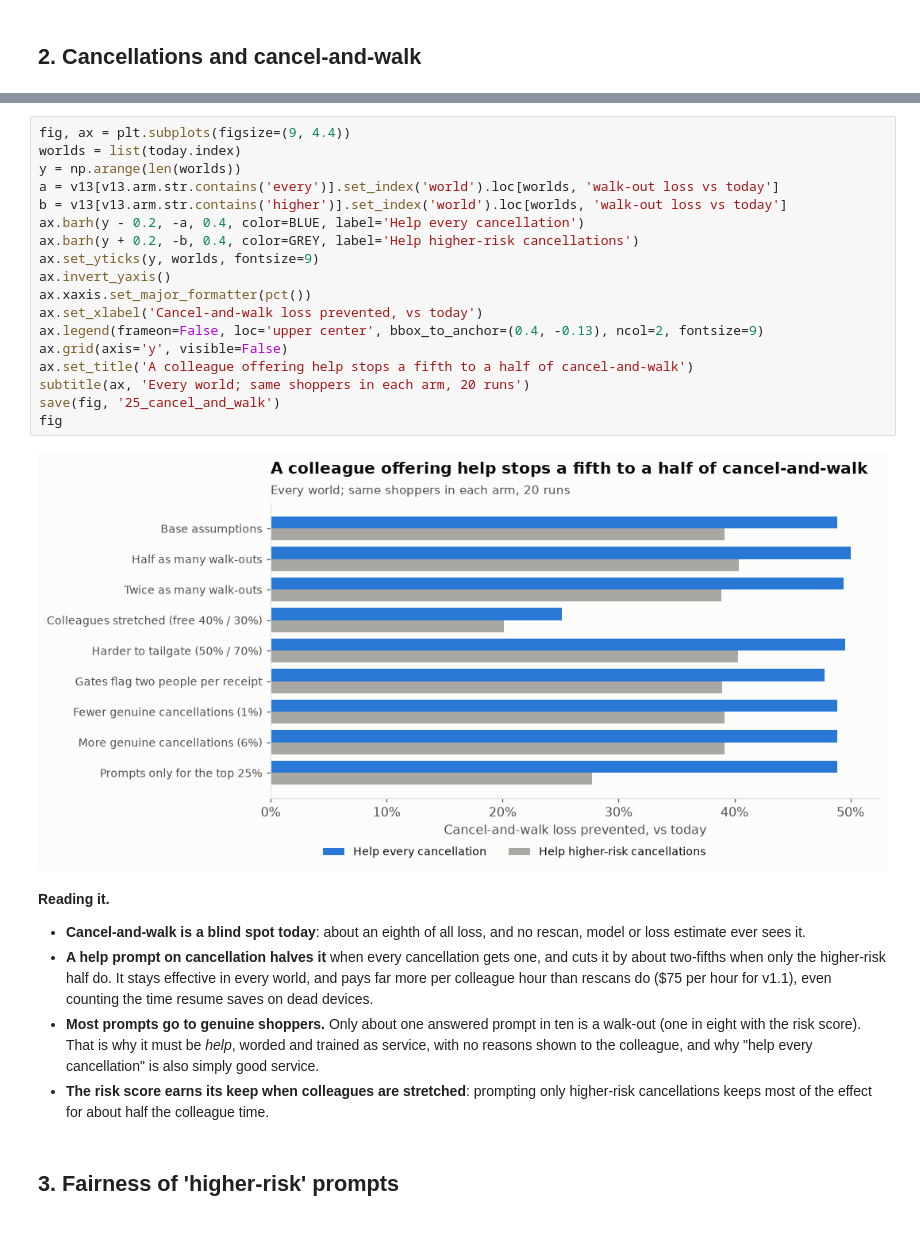
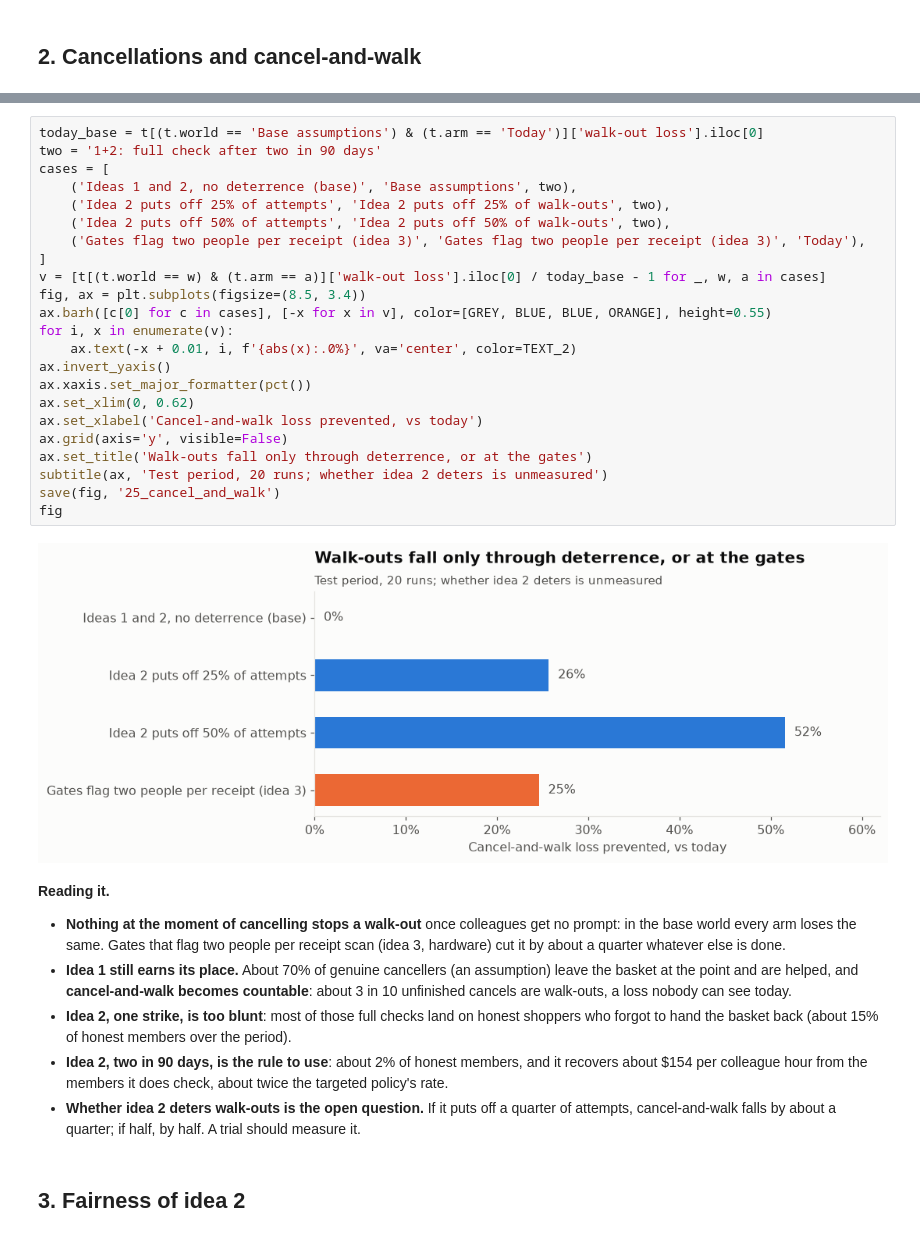
Before and after one commit to TilakHeble/smartshop-loss-engine, a Jupyter notebook: notebooks/10_cancellations_and_dead_handsets.ipynb, the cells around one changed output, grey strips where cells are left out. Saved outputs shown, nothing was run; the diff lists cells and outputs as text.

```diff
--- a/notebooks/10_cancellations_and_dead_handsets.ipynb
+++ b/notebooks/10_cancellations_and_dead_handsets.ipynb
@@ -131,39 +131,46 @@ v13.pivot(index='world', columns='arm', values=['walk-out loss vs today', '$ sav
-# %%
-fig, ax = plt.subplots(figsize=(9, 4.4))
-worlds = list(today.index)
-y = np.arange(len(worlds))
-a = v13[v13.arm.str.contains('every')].set_index('world').loc[worlds, 'walk-out loss vs today']
-b = v13[v13.arm.str.contains('higher')].set_index('world').loc[worlds, 'walk-out loss vs today']
-ax.barh(y - 0.2, -a, 0.4, color=BLUE, label='Help every cancellation')
-ax.barh(y + 0.2, -b, 0.4, color=GREY, label='Help higher-risk cancellations')
-ax.set_yticks(y, worlds, fontsize=9)
-ax.invert_yaxis()
-ax.xaxis.set_major_formatter(pct())
-ax.set_xlabel('Cancel-and-walk loss prevented, vs today')
-ax.legend(frameon=False, loc='upper center', bbox_to_anchor=(0.4, -0.13), ncol=2, fontsize=9)
-ax.grid(axis='y', visible=False)
-ax.set_title('A colleague offering help stops a fifth to a half of cancel-and-walk')
-subtitle(ax, 'Every world; same shoppers in each arm, 20 runs')
-save(fig, '25_cancel_and_walk')
-fig
-# %% [output]
-[figure, removed]
-# %% [markdown]
-**Reading it.**
-
-- **Cancel-and-walk is a blind spot today**: about an eighth of all loss, and no rescan, model or
-  loss estimate ever sees it.
-- **A help prompt on cancellation halves it** when every cancellation gets one, and cuts it by
-  about two-fifths when only the higher-risk half do. It stays effective in every world, and pays
-  far more per colleague hour than rescans do ($75 per hour for v1.1), even counting the time
-  resume saves on dead devices.
-- **Most prompts go to genuine shoppers.** Only about one answered prompt in ten is a walk-out
-  (one in eight with the risk score). That is why it must be *help*, worded and trained as service, with
-  no reasons shown to the colleague, and why "help every cancellation" is also simply good service.
-- **The risk score earns its keep when colleagues are stretched**: prompting only higher-risk
-  cancellations keeps most of the effect for about half the colleague time.
+# %%
+today_base = t[(t.world == 'Base assumptions') & (t.arm == 'Today')]['walk-out loss'].iloc[0]
+two = '1+2: full check after two in 90 days'
+cases = [
+    ('Ideas 1 and 2, no deterrence (base)', 'Base assumptions', two),
+    ('Idea 2 puts off 25% of attempts', 'Idea 2 puts off 25% of walk-outs', two),
+    ('Idea 2 puts off 50% of attempts', 'Idea 2 puts off 50% of walk-outs', two),
+    ('Gates flag two people per receipt (idea 3)', 'Gates flag two people per receipt (idea 3)', 'Today'),
+]
+v = [t[(t.world == w) & (t.arm == a)]['walk-out loss'].iloc[0] / today_base - 1 for _, w, a in cases]
+fig, ax = plt.subplots(figsize=(8.5, 3.4))
+ax.barh([c[0] for c in cases], [-x for x in v], color=[GREY, BLUE, BLUE, ORANGE], height=0.55)
+for i, x in enumerate(v):
+    ax.text(-x + 0.01, i, f'{abs(x):.0%}', va='center', color=TEXT_2)
+ax.invert_yaxis()
+ax.xaxis.set_major_formatter(pct())
+ax.set_xlim(0, 0.62)
+ax.set_xlabel('Cancel-and-walk loss prevented, vs today')
+ax.grid(axis='y', visible=False)
+ax.set_title('Walk-outs fall only through deterrence, or at the gates')
+subtitle(ax, 'Test period, 20 runs; whether idea 2 deters is unmeasured')
+save(fig, '25_cancel_and_walk')
+fig
+# %% [output]
+[figure, added]
+# %% [markdown]
+**Reading it.**
+
+- **Nothing at the moment of cancelling stops a walk-out** once colleagues get no prompt: in the
+  base world every arm loses the same. Gates that flag two people per receipt scan (idea 3,
+  hardware) cut it by about a quarter whatever else is done.
+- **Idea 1 still earns its place.** About 70% of genuine cancellers (an assumption) leave the
+  basket at the point and are helped, and **cancel-and-walk becomes countable**: about 3 in 10
+  unfinished cancels are walk-outs, a loss nobody can see today.
+- **Idea 2, one strike, is too blunt**: most of those full checks land on honest shoppers who
+  forgot to hand the basket back (about 15% of honest members over the period).
+- **Idea 2, two in 90 days, is the rule to use**: about 2% of honest members, and it recovers
+  about \$154 per colleague hour from the members it does check, about twice the targeted
+  policy's rate.
+- **Whether idea 2 deters walk-outs is the open question.** If it puts off a quarter of attempts,
+  cancel-and-walk falls by about a quarter; if half, by half. A trial should measure it.
 # %% [markdown]
-## 3. Fairness of 'higher-risk' prompts
+## 3. Fairness of idea 2
 # %%
 fair.round(3)
 # %% [output]
```
Also changed, not shown: parts of 13 cells of this notebook, 31 other files.
